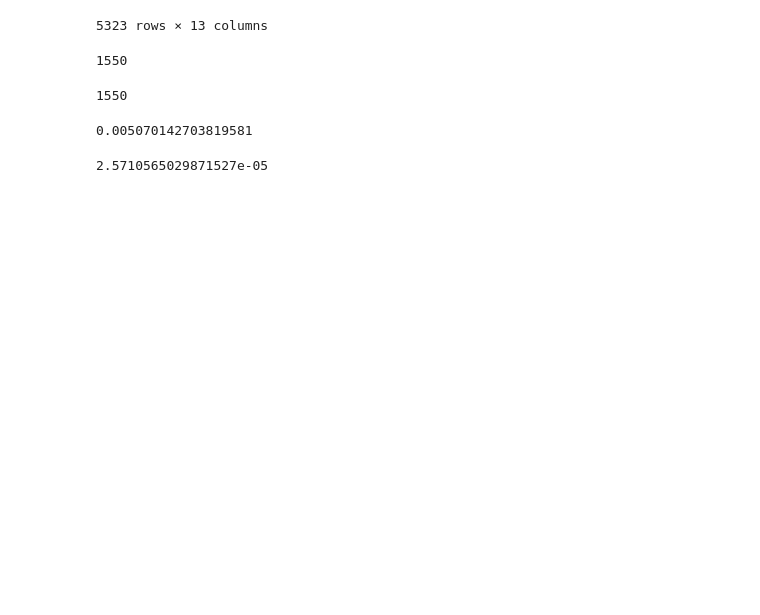
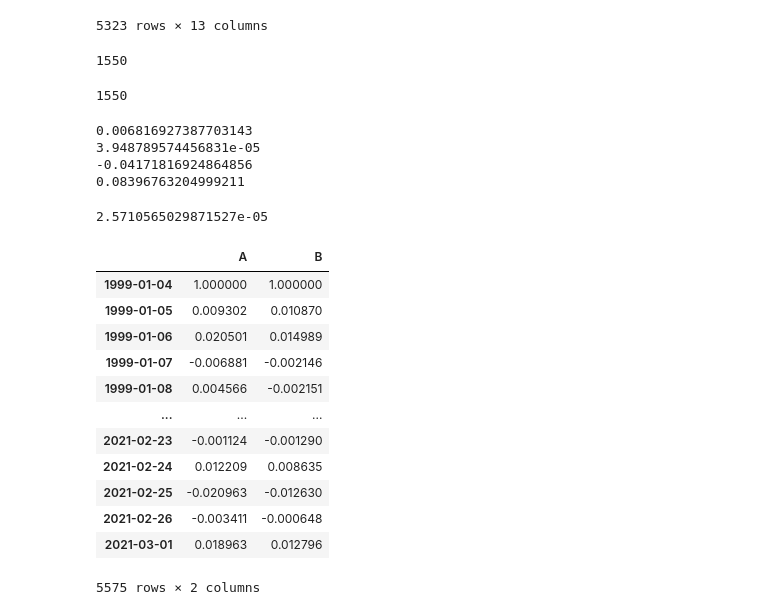
Before and after one commit to WatweA/RNNforPairsTrading, a Jupyter notebook: benchmark_models.ipynb, the cells around one changed output. Cells and saved outputs as stored; diff of their text form; code cells hidden in the pictures; blank space fills up the shorter version.

```diff
--- a/benchmark_models.ipynb
+++ b/benchmark_models.ipynb
@@ -31,7 +32,7 @@ pairs
 # %%
 pair = ('ADX', 'TY')
 # initialize dataframe with trading day indices
-dates = mcal.get_calendar('NYSE').schedule(start_date="1999-01-05", end_date="2021-03-01").index
+dates = mcal.get_calendar('NYSE').schedule(start_date="1999-01-01", end_date="2021-03-01").index
 pair_df = pd.DataFrame(index=dates)  # trading dates
 
 df_A = pd.read_pickle("data/raw/" + pair[0] + ".zip")  # needs pickle5 compression (python 3.8)
@@ -70,8 +71,8 @@ pair_df["1Y Ret."] = rolling_1y_A.mean() - rolling_1y_B.mean()
 pair_df.fillna(0, inplace=True)
 
 # this is the target column: when diff > 1, return is greater for pair[0], else return is greater for pair[1]
-pair_df["Return Diff"] = df_A["Simple Return"] - df_B["Simple Return"]
-pair_df["Return Diff"].shift(-1)  # shift so the return ratio at day t+1 moves to day t
+pair_df["Return Diff (t+1)"] = df_A["Simple Return"] - df_B["Simple Return"]
+pair_df["Return Diff (t+1)"].shift(-1)  # shift so the return ratio at day t+1 moves to day t
 
 pair_df.loc["2000-01-01":, :]
 # %% [output]
@@ -101,8 +102,37 @@ len(np.array(pair_df.loc["2015-01-01":, "Return Diff"]))
 # %% [output]
 1550
-# %%
-print(np.std(np.array(pair_df.loc["2015-01-01":, "Return Diff"])))
-mean_squared_error(np.array(pair_df.loc["2015-01-01":, "Return Diff"]), pred_diff)
-# %% [output]
-0.005070142703819581
-2.5710565029871527e-05
+# %%
+print(np.std(np.array(pair_df.loc["2000-01-01":"2014-12-31", "Return Diff (t+1)"])))
+print(np.mean(np.array(pair_df.loc["2000-01-01":"2014-12-31", "Return Diff (t+1)"])))
+print(np.min(np.array(pair_df.loc["2000-01-01":"2014-12-31", "Return Diff (t+1)"])))
+print(np.max(np.array(pair_df.loc["2000-01-01":"2014-12-31", "Return Diff (t+1)"])))
+mean_squared_error(np.array(pair_df.loc["2015-01-01":, "Return Diff (t+1)"]), pred_diff)
+# %% [output]
+0.006816927387703143
+3.948789574456831e-05
+-0.04171816924864856
+0.08396763204999211
+2.5710565029871527e-05
+# %%
+df_copy = pd.DataFrame(index=dates)
+df_copy["A"] = df_A.loc[:,["Simple Return"]]
+df_copy["B"] = df_B.loc[:,["Simple Return"]]
+
+
+df_copy.fillna(0, inplace=True)
+df_copy.iloc[0, :] += 1
+df_copy
+# %% [output]
+|  | A | B |
+| 1999-01-04 | 1.000000 | 1.000000 |
+| 1999-01-05 | 0.009302 | 0.010870 |
+| 1999-01-06 | 0.020501 | 0.014989 |
+| 1999-01-07 | -0.006881 | -0.002146 |
+| 1999-01-08 | 0.004566 | -0.002151 |
+| ... | ... | ... |
+| 2021-02-23 | -0.001124 | -0.001290 |
+| 2021-02-24 | 0.012209 | 0.008635 |
+| 2021-02-25 | -0.020963 | -0.012630 |
+| 2021-02-26 | -0.003411 | -0.000648 |
+| 2021-03-01 | 0.018963 | 0.012796 |
+5575 rows × 2 columns
```
Also changed, not shown: parts of 4 cells of this notebook, 2 other files.
